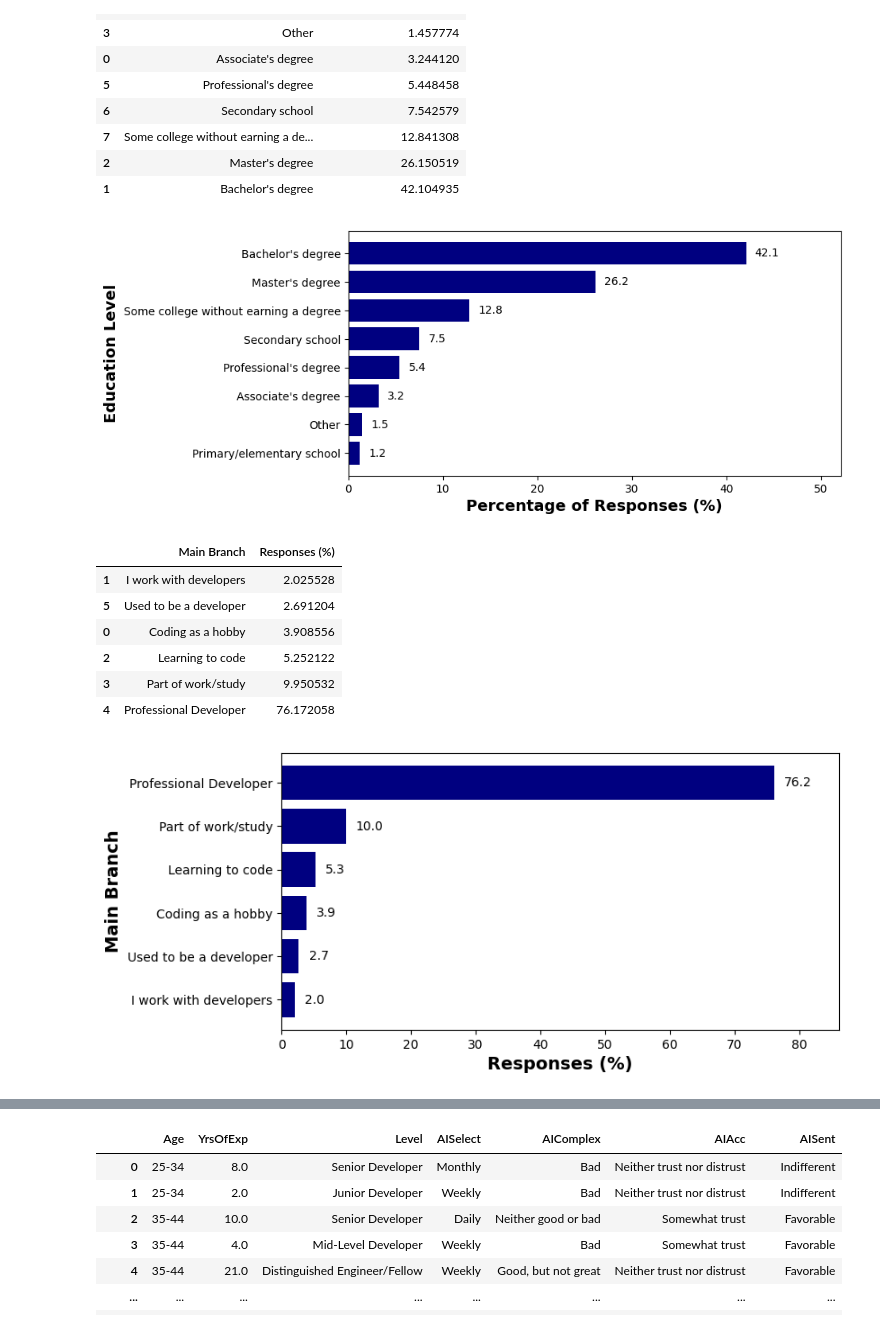
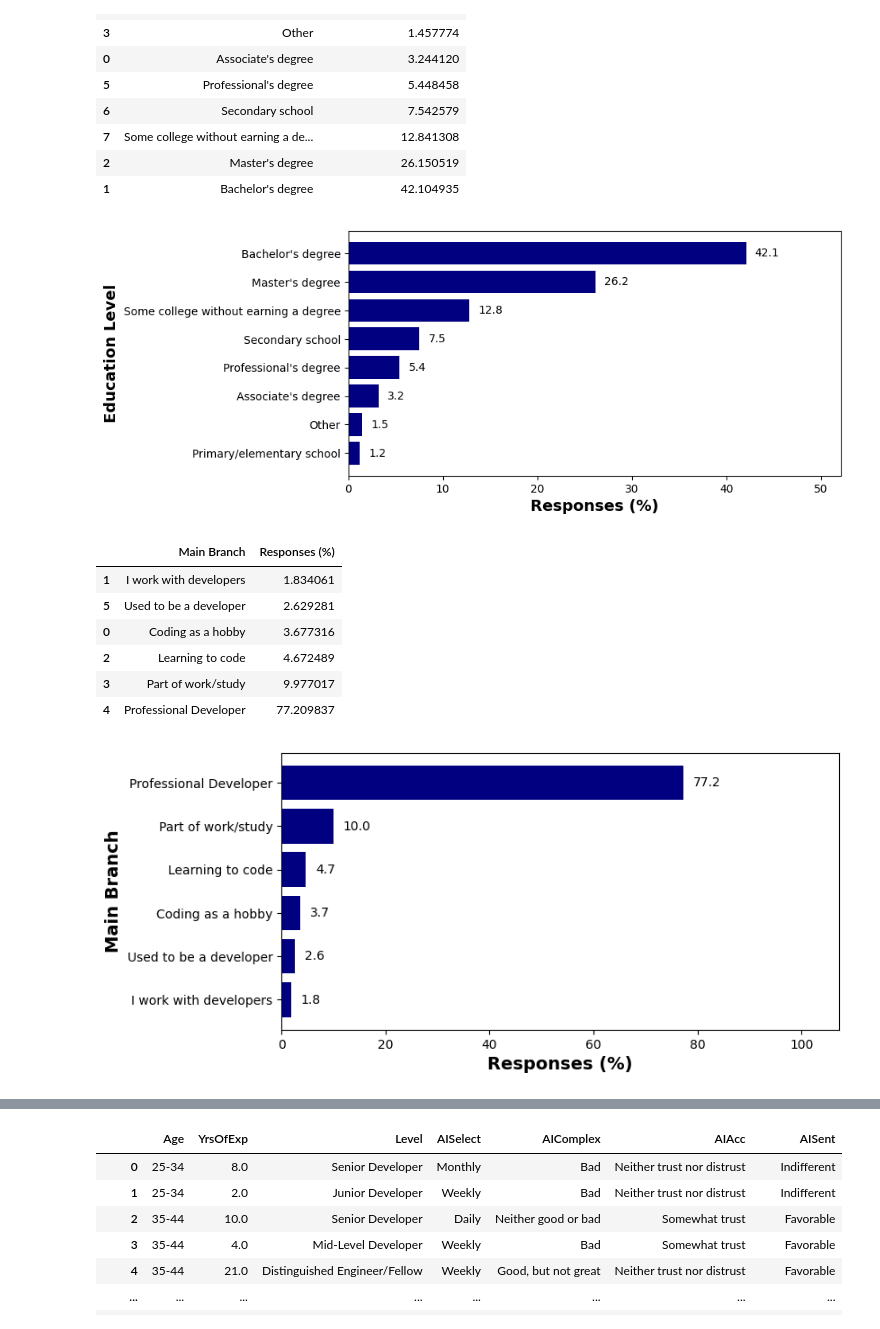
Before and after one commit to huyqng1412/stackoverflow_2025_project, a Jupyter notebook: so2025_vis.ipynb, the cells around one changed output, grey strips where cells are left out. Saved outputs shown, nothing was run; the diff lists cells and outputs as text; code cells hidden in the pictures.

```diff
--- a/so2025_vis.ipynb
+++ b/so2025_vis.ipynb
@@ -188,14 +192,14 @@ bars = plt.barh(y, x, color = 'navy')
 
 ax.bar_label(bars, padding = 8, fmt='%.1f')
 
-ax.set_xlabel('Percentage of Responses (%)', fontsize = 14, fontweight = 'bold')
+ax.set_xlabel('Responses (%)', fontsize = 14, fontweight = 'bold')
 ax.set_ylabel('Education Level', fontsize = 14, fontweight = 'bold')
 
 ax.set_xlim(right=res_sorted['Percentage of Responses'].max() + 10)
 
 plt.show()
 # %% [output]
-[figure, old version]
+[figure, new version]
 # %%
 # Query and clean MainBranch
 # %%
@@ -220,6 +224,8 @@ create table data_clean2 as
         END AS MainBranch,
         ResponseID
     FROM data
+    WHERE edlevel != 'NA'
+    AND devtype != 'NA'
 """)
 
 
@@ -237,30 +243,30 @@ sorted_branch = result_branch.sort_values(by='Responses (%)', ascending=True)
 sorted_branch
 # %% [output]
 |  | Main Branch | Responses (%) |
-| 1 | I work with developers | 2.025528 |
-| 5 | Used to be a developer | 2.691204 |
-| 0 | Coding as a hobby | 3.908556 |
-| 2 | Learning to code | 5.252122 |
-| 3 | Part of work/study | 9.950532 |
-| 4 | Professional Developer | 76.172058 |
+| 1 | I work with developers | 1.834061 |
+| 5 | Used to be a developer | 2.629281 |
+| 0 | Coding as a hobby | 3.677316 |
+| 2 | Learning to code | 4.672489 |
+| 3 | Part of work/study | 9.977017 |
+| 4 | Professional Developer | 77.209837 |
 # %%
 x1 = sorted_branch['Main Branch']
 y1 = sorted_branch['Responses (%)']
 # %%
 fig1, ax1 = plt.subplots(figsize=(8,4))
 
 bars1 = plt.barh(x1, y1, color = 'navy')
 
 ax1.bar_label(bars1, padding = 8, fmt='%.1f')
 
 ax1.set_xlabel('Responses (%)', fontsize = 14, fontweight = 'bold')
 ax1.set_ylabel('Main Branch', fontsize = 14, fontweight = 'bold')
 
-ax1.set_xlim(right= sorted_branch['Responses (%)'].max() + 10)
+ax1.set_xlim(right= sorted_branch['Responses (%)'].max() + 30)
 
 plt.show()
 # %% [output]
-[figure, old version]
+[figure, new version]
 # %%
 # Query and clean DevType
 # %%
```
Also changed, not shown: parts of 6 cells of this notebook, 4 other files.
